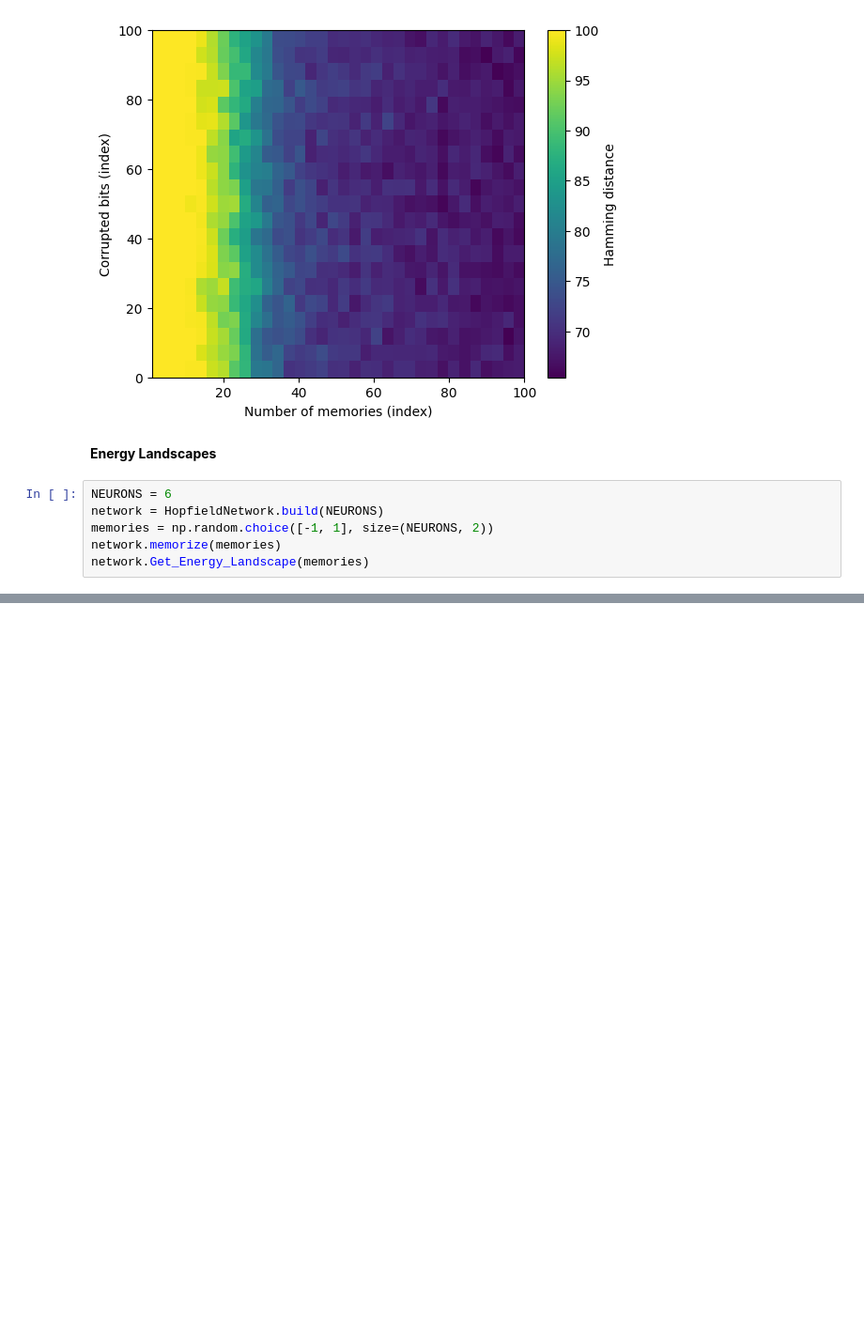
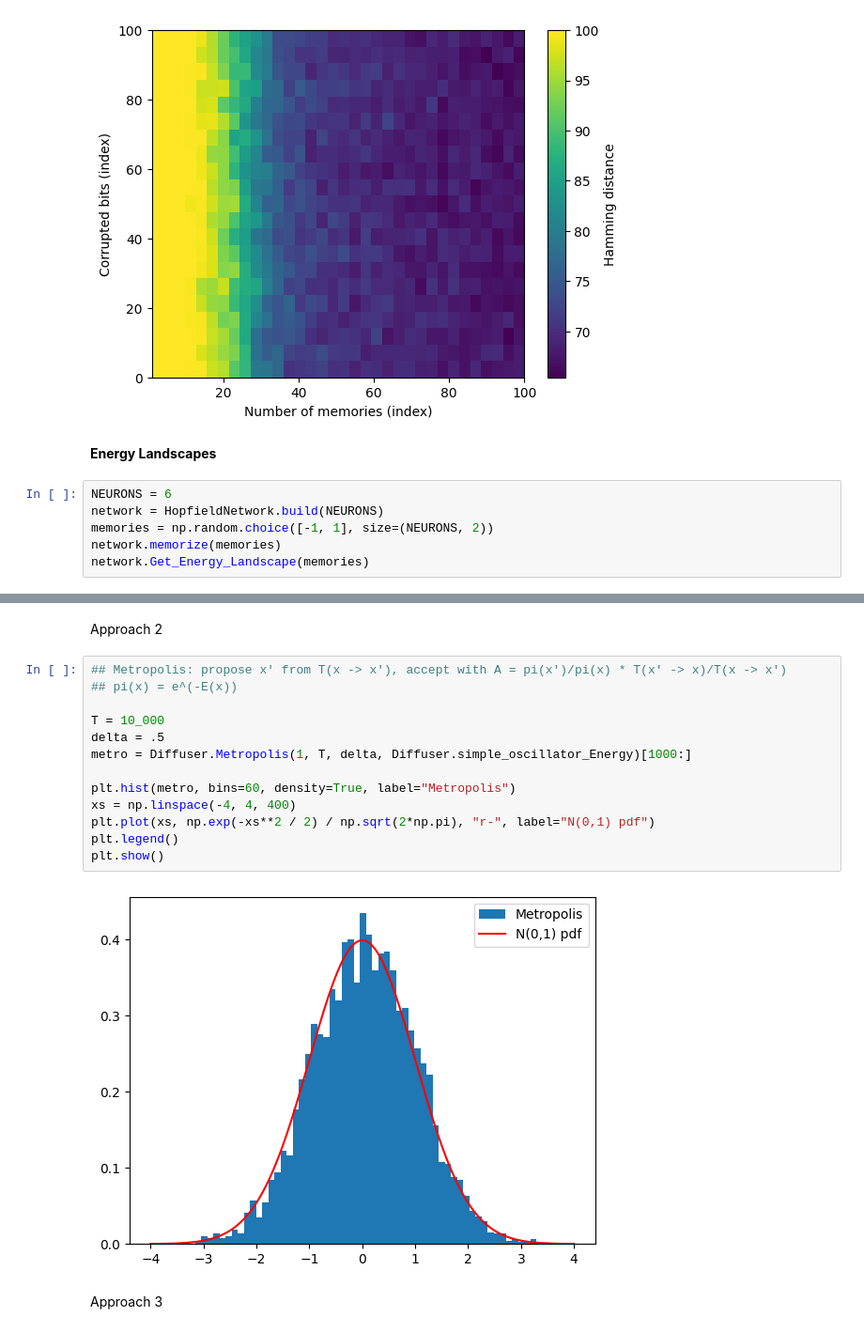
Before and after one commit to MuhammadAli8209/PHYS_PROJECTS, a Jupyter notebook: Project 3/machine_learning.ipynb, the cells around one changed output, grey strips where cells are left out. Shown at 94% size. Cells and saved outputs as stored; diff of their text form; blank space fills up the shorter version.

```diff
--- a/Project 3/machine_learning.ipynb
+++ b/Project 3/machine_learning.ipynb
@@ -251,0 +336,19 @@ network.Get_Energy_Landscape(memories)
+# %% [markdown]
+Approach 2
+# %%
+## Metropolis: propose x' from T(x -> x'), accept with A = pi(x')/pi(x) * T(x' -> x)/T(x -> x')
+## pi(x) = e^(-E(x))
+
+T = 10_000
+delta = .5
+metro = Diffuser.Metropolis(1, T, delta, Diffuser.simple_oscillator_Energy)[1000:]
+
+plt.hist(metro, bins=60, density=True, label="Metropolis")
+xs = np.linspace(-4, 4, 400)
+plt.plot(xs, np.exp(-xs**2 / 2) / np.sqrt(2*np.pi), "r-", label="N(0,1) pdf")
+plt.legend()
+plt.show()
+# %% [output]
+[figure, added]
+# %% [markdown]
+Approach 3
```
Also changed, not shown: parts of 5 cells of this notebook.
